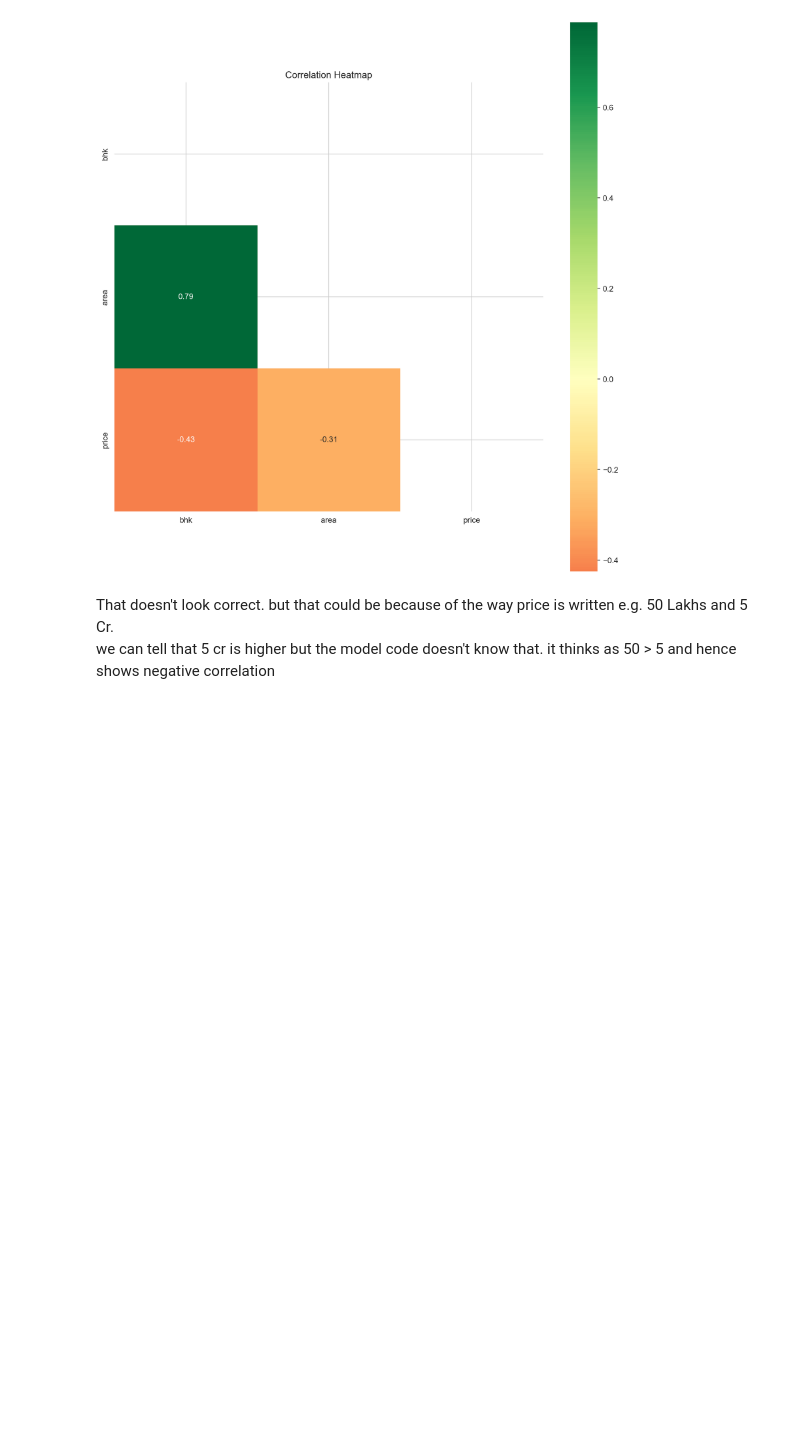
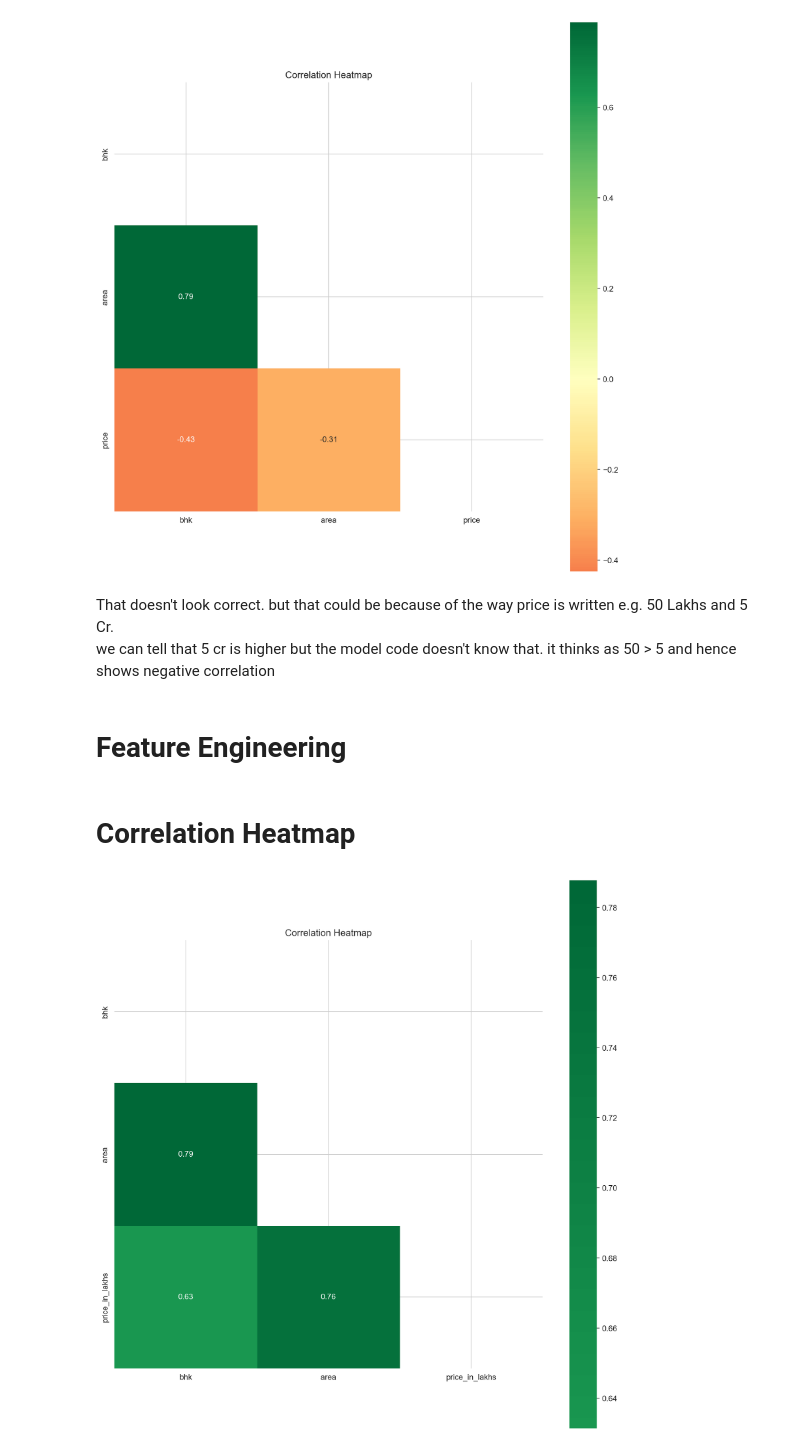
Before and after one commit to Asifdotexe/mumbai-property-price-prediction-model, a Jupyter notebook: code/EDA on Mumbai House Prices.ipynb, the cells around one changed output. Cells and saved outputs as stored; diff of their text form; code cells hidden in the pictures; blank space fills up the shorter version.

Commit message:
#1 converted the price to lakhs and plotted correlation matrix again

```diff
--- a/code/EDA on Mumbai House Prices.ipynb
+++ b/code/EDA on Mumbai House Prices.ipynb
@@ -223,3 +223,49 @@ plot_corr(df[columns].corr())
 [figure]
 # %% [markdown]
 That doesn't look correct. but that could be because of the way price is written e.g. 50 Lakhs and 5 Cr. <br>we can tell that 5 cr is higher but the model code doesn't know that. it thinks as 50 > 5 and hence shows negative correlation
+# %% [markdown]
+# Feature Engineering
+# %%
+# converting crores to lakhs to unify the formats
+def convert_cr_to_lakhs(price, unit):
+    """
+    This function converts the price from Crores to Lakhs based on the given unit.
+
+    Parameters:
+    price (float): The price value to be converted.
+    unit (str): The unit of the price. It can be either 'L' for Lakhs or 'Cr' for Crores.
+
+    Returns:
+    float: The converted price in Lakhs.
+
+    Raises:
+    ValueError: If the provided unit is neither 'L' nor 'Cr'.
+
+    Example:
+    >>> convert_cr_to_lakhs(50, 'L')
+    50.0
+    >>> convert_cr_to_lakhs(5, 'Cr')
+    500.0
+    >>> convert_cr_to_lakhs(10, 'D')
+    ValueError: Unexpected price unit: D
+    """
+    if unit == 'L':
+        return price
+    elif unit == 'Cr':
+        return price * 100
+    else:
+        raise ValueError(f"Unexpected price unit: {unit}")
+# %%
+# converting crores to lakhs
+df['price_in_lakhs'] = df.apply(lambda row: convert_cr_to_lakhs(row['price'], row['price_unit']), axis=1)
+# %%
+# dropping price and price unit as it is no longer needed
+df = df.drop(columns=['price', 'price_unit'])
+# %% [markdown]
+# Correlation Heatmap
+# %%
+# creating a list with numerical columns
+columns = df.select_dtypes(include='number').columns.tolist()
+plot_corr(df[columns].corr())
+# %% [output]
+[figure, added]
```
Also changed, not shown: parts of 1 cell of this notebook.
